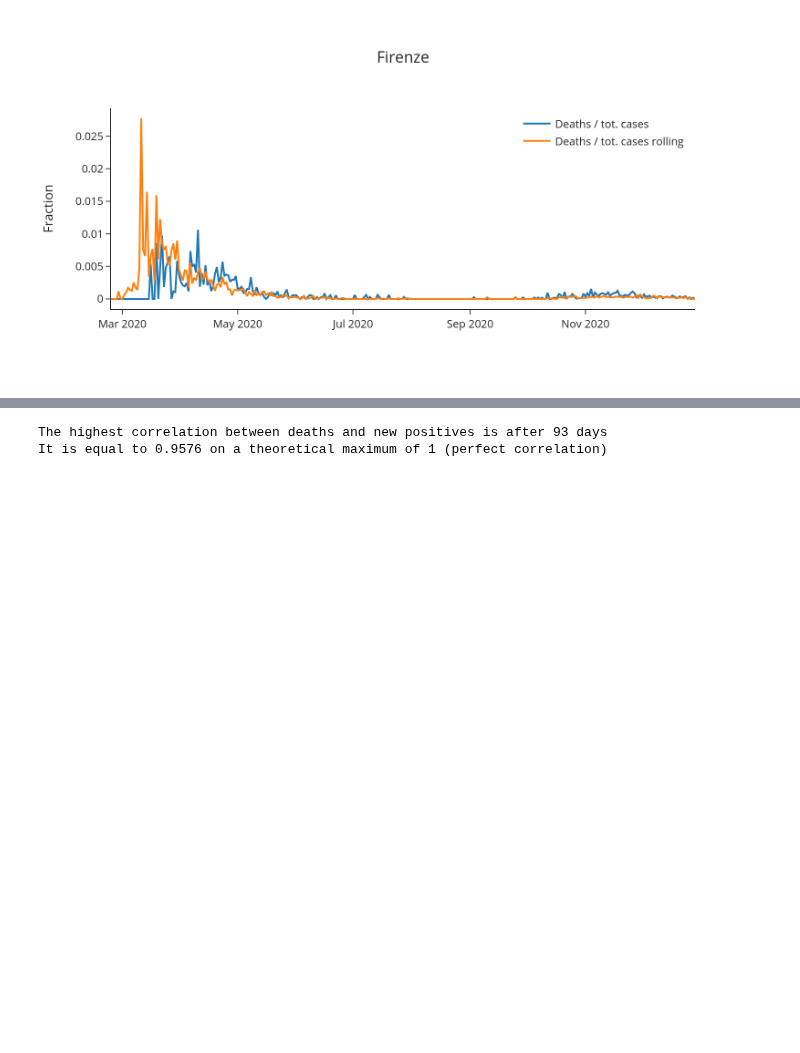
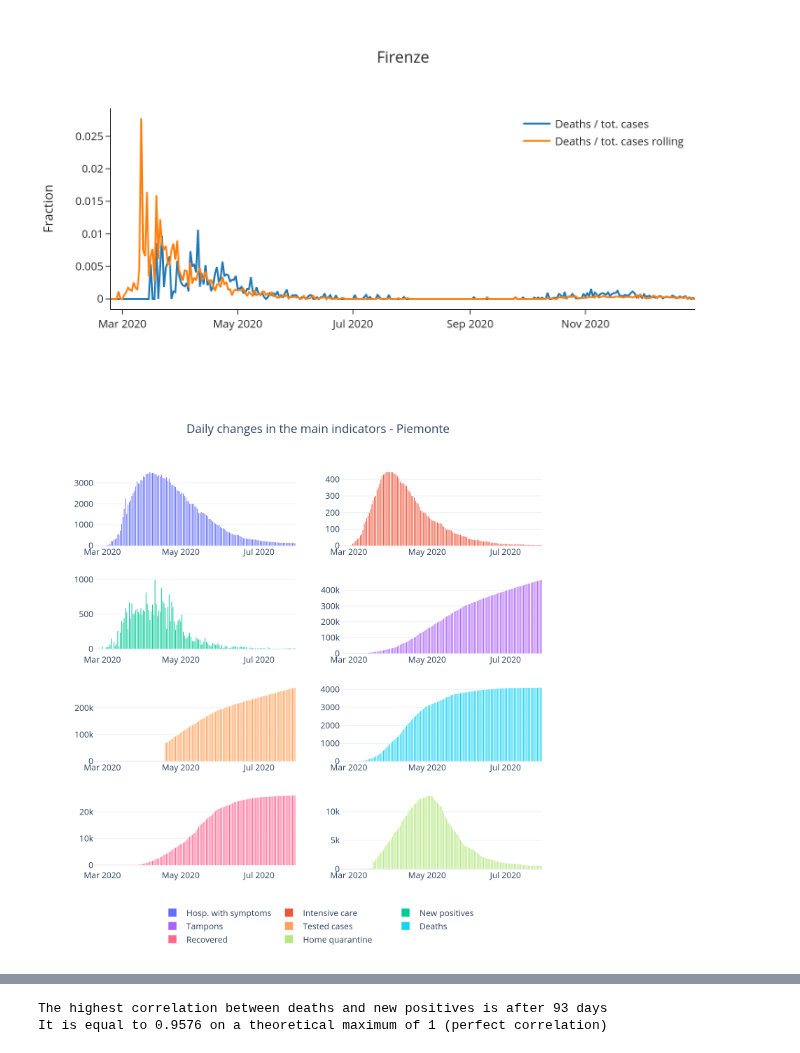
Before and after one commit to nicoloverardo/master-degree-thesis, a Jupyter notebook: notebooks/eda.ipynb, the cells around one changed output, grey strips where cells are left out. Saved outputs shown, nothing was run; the diff lists cells and outputs as text; code cells hidden in the pictures; blank space fills up the shorter version.

Commit message:
Fixed last plots. Now showing img not fig

```diff
--- a/notebooks/eda.ipynb
+++ b/notebooks/eda.ipynb
@@ -451,34 +451,43 @@ fig.add_trace(
     ),
     row=4, col=1
 )
 fig.add_trace(
     go.Bar(
         name='Home quarantine',
         x=dpc_regioni_firstw['data'],
         y=dpc_regioni_firstw['isolamento_domiciliare_giorno']
     ),
     row=4, col=2
 )
 
 fig.update_layout(
     height=800,
     width=800,
     title_text='Daily changes in the main indicators - ' + regione,
     template='plotly_white',
     title_x=0.5
 )
 
 fig.update_layout(
     legend=dict(
         orientation="h",
         yanchor="bottom",
         y=-.2,
         xanchor="center",
         x=.5
     )
 )
 
-fig.show()
+Image(
+    fig.to_image(
+        format="png",
+        width=800,
+        height=800,
+        scale=2
+    )
+)
+# %% [output]
+[figure, added]
 # %%
 days = 30
 
```
Also changed, not shown: parts of 5 cells of this notebook.
